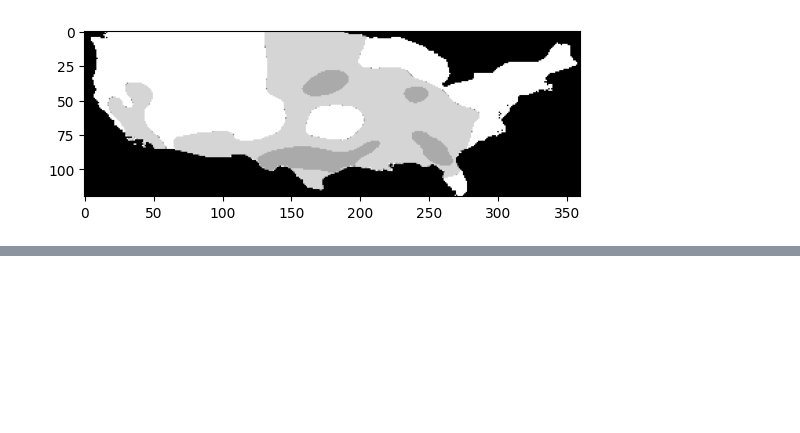
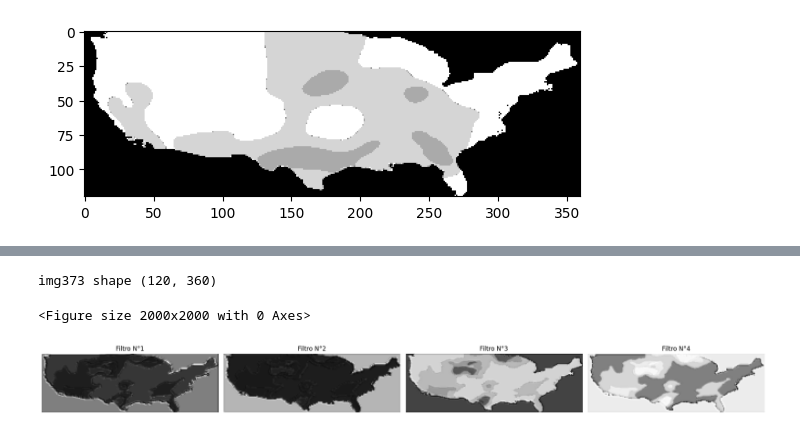
Before and after one commit to SahirReyes30/AutoencoderConvLSTMFiltros, a Jupyter notebook: Paso2CrearNpyParaEntrenarConvLSTM.ipynb, the cells around one changed output, grey strips where cells are left out. Saved outputs shown, nothing was run; the diff lists cells and outputs as text; code cells hidden in the pictures; blank space fills up the shorter version.

Commit message:
Actualizacion de variables para utilizar filtros

```diff
--- a/Paso2CrearNpyParaEntrenarConvLSTM.ipynb
+++ b/Paso2CrearNpyParaEntrenarConvLSTM.ipynb
@@ -95,0 +110,24 @@ x_encoded shape (1254, 60, 180)
+# %%
+fig = plt.figure(figsize=(20,20))
+r = 3
+c = 4
+ac = 1
+pos = 373
+horizon = 4
+
+img373 = x[pos,:,:,0]
+print("img373 shape",img373.shape)
+
+fig = plt.figure(figsize=(20,20))
+for i in range(horizon):
+    ax = fig.add_subplot(r, c, ac)
+    ax.imshow(x_encoded[pos,:,:,i], cmap='gray')
+    ax.axis('off')
+    ax.set_title('Filtro N°{}'.format(i+1))
+    ac += 1
+plt.tight_layout()
+plt.show()
+# %% [output]
+img373 shape (120, 360)
+<Figure size 2000x2000 with 0 Axes>
+[figure, added]
```
Also changed, not shown: parts of 8 cells of this notebook, 2 other files.
